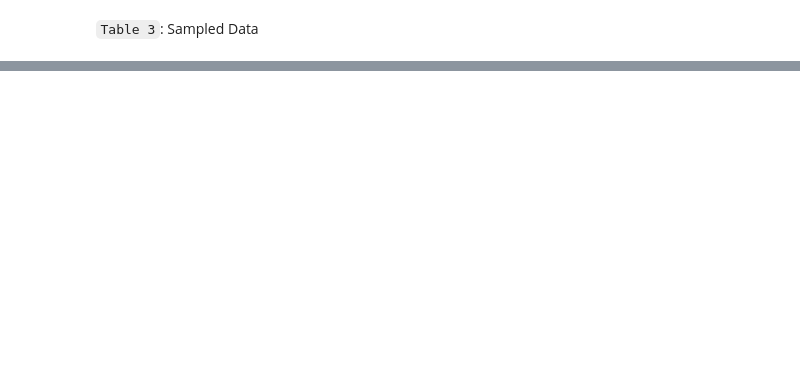
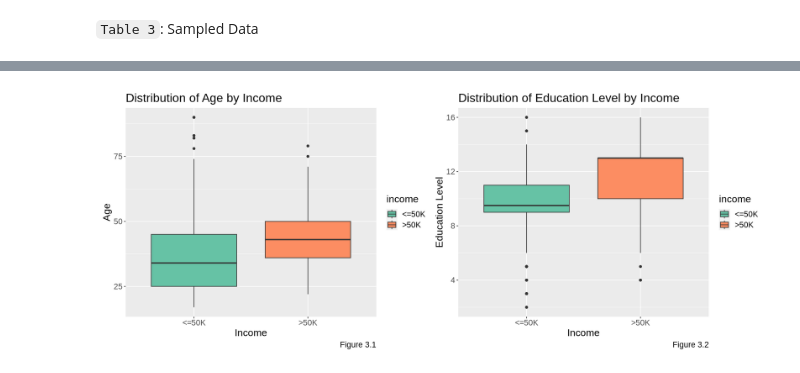
Before and after one commit to whalebeavercat/STAT-301-Census-Group-Project, a Jupyter notebook: stats-301-final-group-project.ipynb, the cells around one changed output, grey strips where cells are left out. Drawn from its saved outputs; the diff is of its cells as text; code cells hidden in the pictures; blank space fills up the shorter version.

```diff
--- a/stats-301-final-group-project.ipynb
+++ b/stats-301-final-group-project.ipynb
@@ -123,0 +232,27 @@ A tibble: 6 × 5
+# %%
+options(repr.plot.width = 15, repr.plot.height = 6)
+
+# side by side box plot to compare the distribution of age by income
+box_age_income <- ggplot(df_train, aes(x = income, y = age, fill = income)) +
+    geom_boxplot() +
+    labs(title = "Distribution of Age by Income",
+         x = "Income",
+         y = "Age",
+         caption = "Figure 3.1") +
+    scale_fill_brewer(palette = "Set2") +
+    theme(text = element_text(size = 16))
+
+# side by side box plot to compare the distribution of education level by income
+box_education_income <- ggplot(df_train, aes(x = income, y = `education-num`, fill = income)) +
+    geom_boxplot() +
+    labs(title = "Distribution of Education Level by Income",
+         x = "Income",
+         y = "Education Level",
+         caption = "Figure 3.2") +
+    scale_fill_brewer(palette = "Set2") +
+    theme(text = element_text(size = 16))
+
+
+(box_age_income | box_education_income) + plot_layout(ncol = 2)
+# %% [output]
+[figure, added]
```
Also changed, not shown: parts of 9 cells of this notebook.
